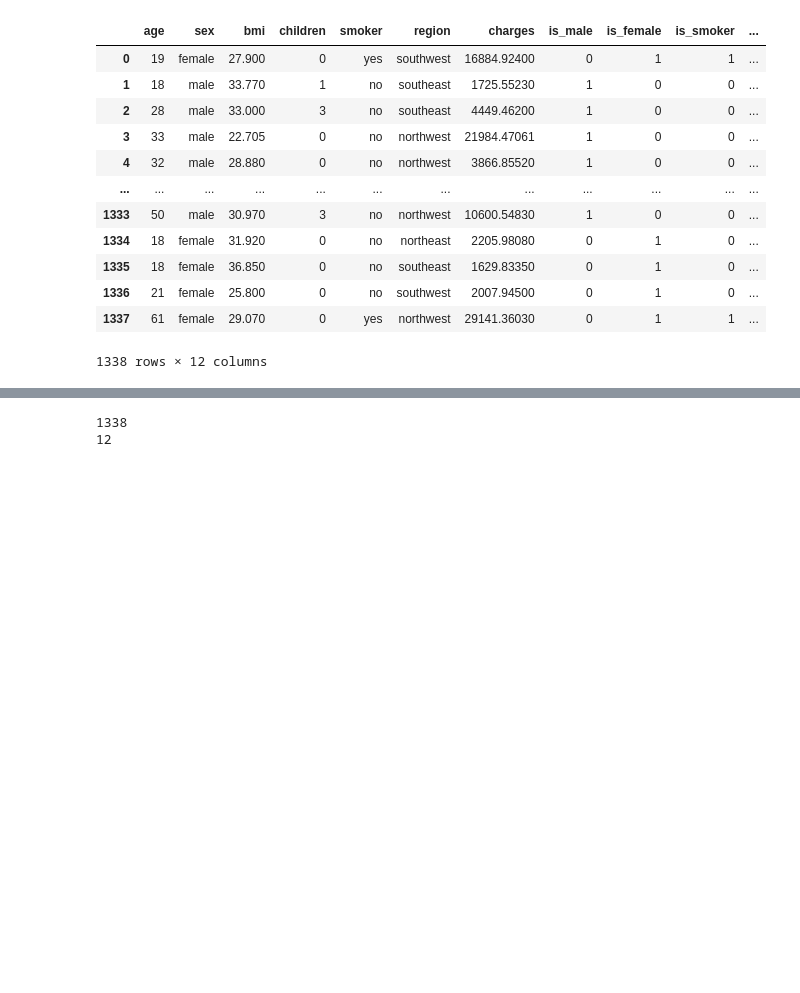
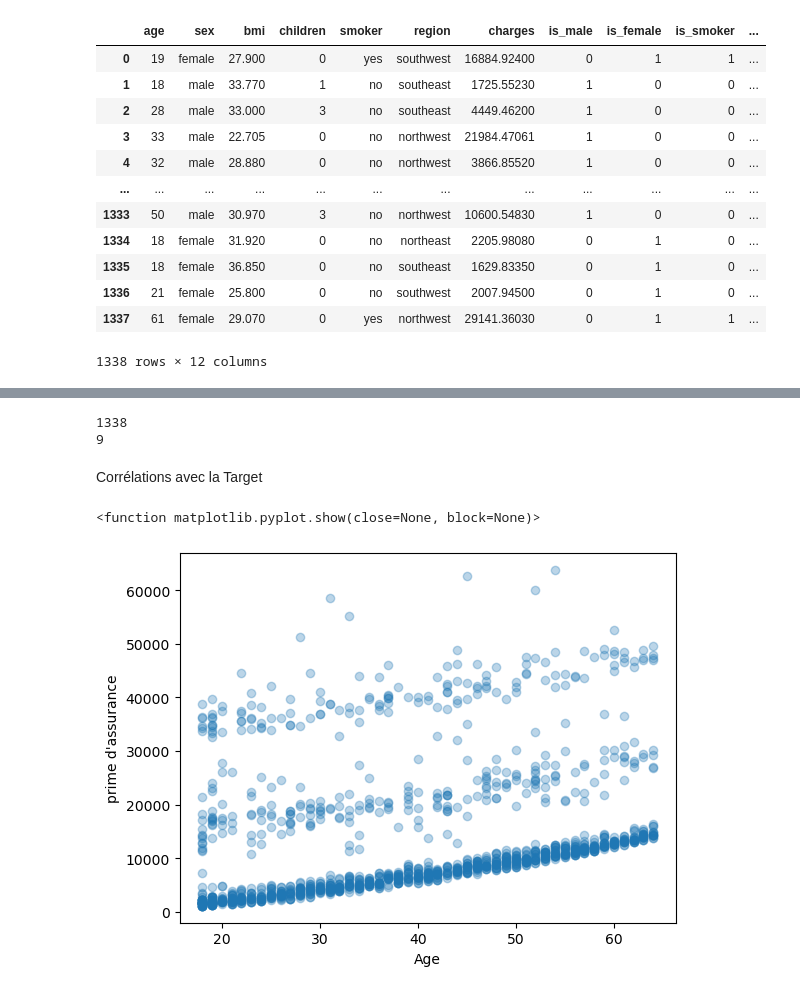
Before and after one commit to NicoCasso/Assur_aimant, a Jupyter notebook: analyse_nettoyage.ipynb, the cells around one changed output, grey strips where cells are left out. Cells and saved outputs as stored; diff of their text form; code cells hidden in the pictures; blank space fills up the shorter version.

```diff
--- a/analyse_nettoyage.ipynb
+++ b/analyse_nettoyage.ipynb
@@ -126,0 +131,5 @@ drop clomun + enregister le csv
+# %%
+df = df.drop("sex",axis=1)
+df = df.drop("smoker",axis=1)
+df = df.drop("region",axis=1)
+df
@@ -129,4 +152,15 @@ print(df.shape[0])
 print(df.shape[1])
 # %% [output]
 1338
-12
+9
+# %% [markdown]
+Corrélations avec la Target
+# %%
+plt.Figure(figsize=(8,6))
+plt.scatter(df['age'], df['charges'], alpha=0.3)
+plt.xlabel("Age")
+plt.ylabel("prime d'assurance")
+plt.show
+# %% [output]
+<function matplotlib.pyplot.show(close=None, block=None)>
+[figure, added]
```
Also changed, not shown: parts of 9 cells of this notebook.
